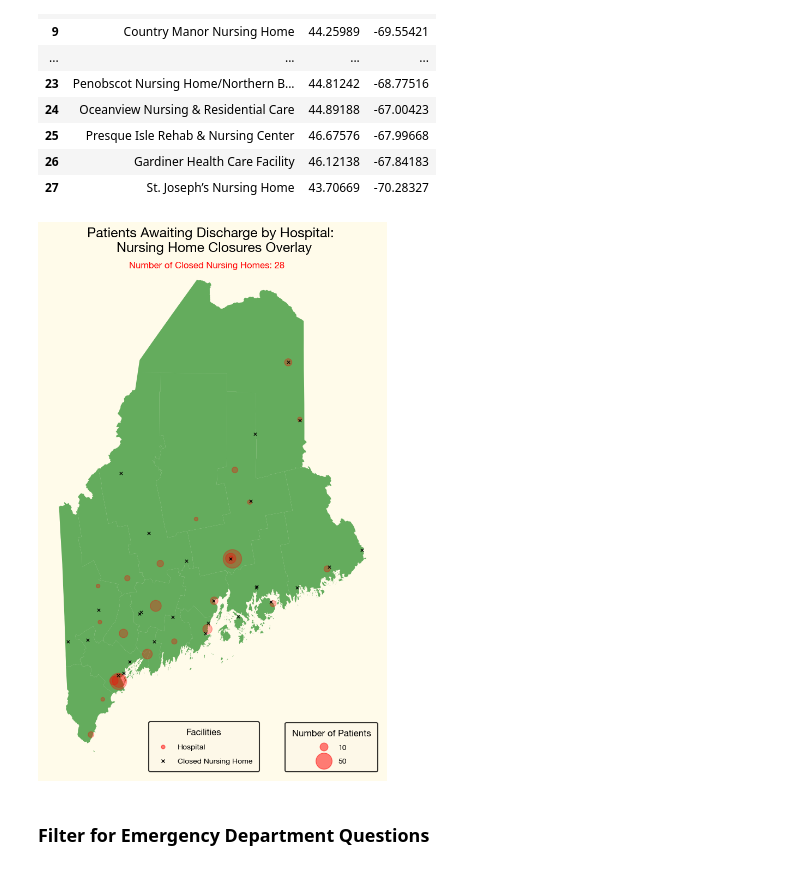
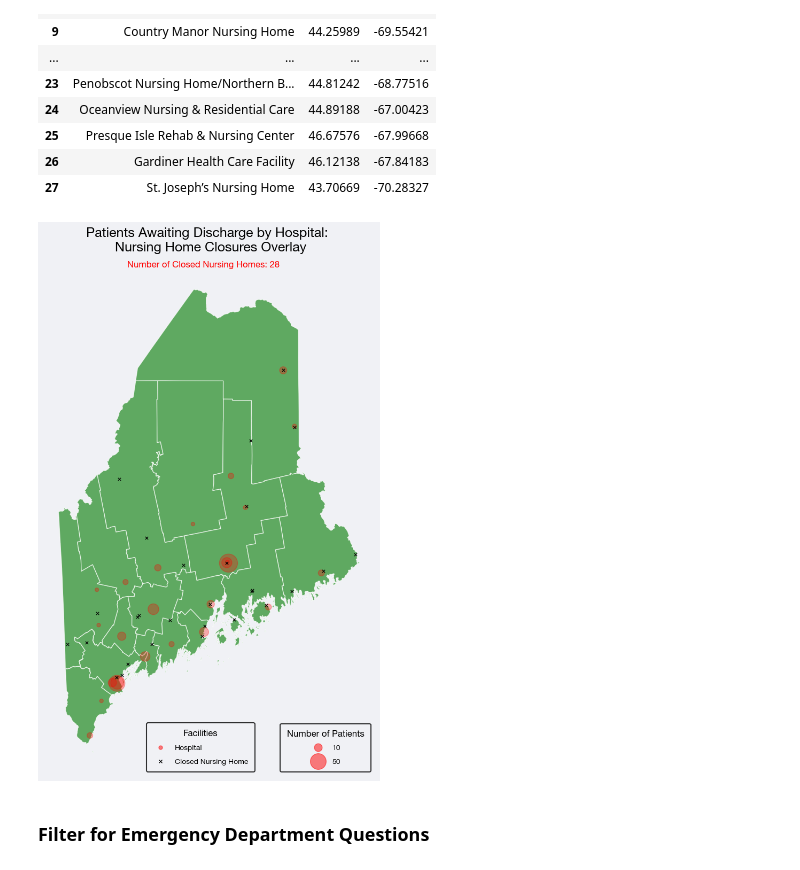
Before and after one commit to nfarrell011/patient-throughput, a Jupyter notebook: analyses/maps_geopandas.ipynb, the cells around one changed output. Drawn from its saved outputs; the diff is of its cells as text; code cells hidden in the pictures.

```diff
--- a/analyses/maps_geopandas.ipynb
+++ b/analyses/maps_geopandas.ipynb
@@ -276,5 +283,9 @@ response_data_full.loc[:, ["hospital_name", "hospital_address"]]
 # %%
-response_data = response_data_full[["hospital_name", "hospital_address"]].copy()
+response_data = response_data_full[["hospital_name", "hospital_address", "Is your facility designated a Critical Access Hospital? Response"]].copy()
+# %%
+response_data.loc[6, "Is your facility designated a Critical Access Hospital? Response"] = "No"
+# %%
+hospital_and_crit_access = response_data.iloc[:, [0,2]]
 # %%
 # First we have to remove this dumb parenthesis
 response_data["hospital_address"] = response_data["hospital_address"].str.rstrip(')')
@@ -386,3 +397,5 @@ hospital_lat_longs
 | 22 | Mount Desert Island Hospital | 44.384949 | -68.202187 |
 | 23 | St. Joseph Hospital | 44.814000 | -68.772570 |
 | 24 | Northern Light Eastern Maine Medi... | 44.809570 | -68.749530 |
+# %%
+hospital_lat_longs = hospital_lat_longs.merge(hospital_and_crit_access, right_on = "hospital_name", left_on = "hospital_name")
@@ -869,7 +935,11 @@ hospital_gdf["scaled_size"] = (
 
 # Plot the regions
 fig, ax = plt.subplots(figsize=(8, 13))
-maine_counties.plot(ax=ax, color="forestgreen", alpha=0.7)
+maine_counties.plot(ax=ax,
+                    column = "county",
+                    edgecolor="white",      # Boundary color
+                    linewidth=1,
+                    color="forestgreen", alpha=0.7)
 
 # Overlay the hospital locations with semi-transparent markers and variable sizes
 hospital_gdf.plot(
@@ -893,7 +963,7 @@ nursing_home_gdf.plot(
 
 # Add the grand total to the bottom
 fig.text(
-            0.5, 0.845,
+            0.5, 0.87,
             f"Number of Closed Nursing Homes: {int(num_closed_nh)}",
             ha = "center",
             fontsize = 12,
@@ -939,34 +1009,34 @@ legend = ax.legend(
 # Customize Legend
 legend.get_title().set_fontweight("bold") # Set the legend title to bold
 legend.get_frame().set_linewidth(1.5)  # Set the border thickness
 legend.get_frame().set_edgecolor('black')
 
 facility_legend = ax.legend(
     handles=[hospital_handle, nursing_home_handle],
     title="Facilities",
     loc='lower left',
     frameon=True,
     fontsize=10,
     bbox_to_anchor=(0.3, 0.00),  # Adjusts position relative to the plot
     borderpad=0.9,
     labelspacing=0.95,
     handletextpad=0.9
 )
 
 # Customize Legend
 facility_legend.get_title().set_fontweight("bold") # Set the legend title to bold
 facility_legend.get_frame().set_linewidth(1.5)  # Set the border thickness
 facility_legend.get_frame().set_edgecolor('black')
 
 ax.add_artist(legend)
 
 # Title and axis adjustments
 plt.title("Patients Awaiting Discharge by Hospital: \n Nursing Home Closures Overlay", weight="bold", fontsize = 18)
 ax.axis("off")
 fig.savefig("../figs/pad_by_hospital.png", dpi = 300, bbox_inches="tight")
 plt.show()
 # %% [output]
-[figure, old version]
+[figure, new version]
 # %% [markdown]
 ### Filter for Emergency Department Questions
 # %%
```
Also changed, not shown: parts of 12 cells of this notebook, 7 other files.
